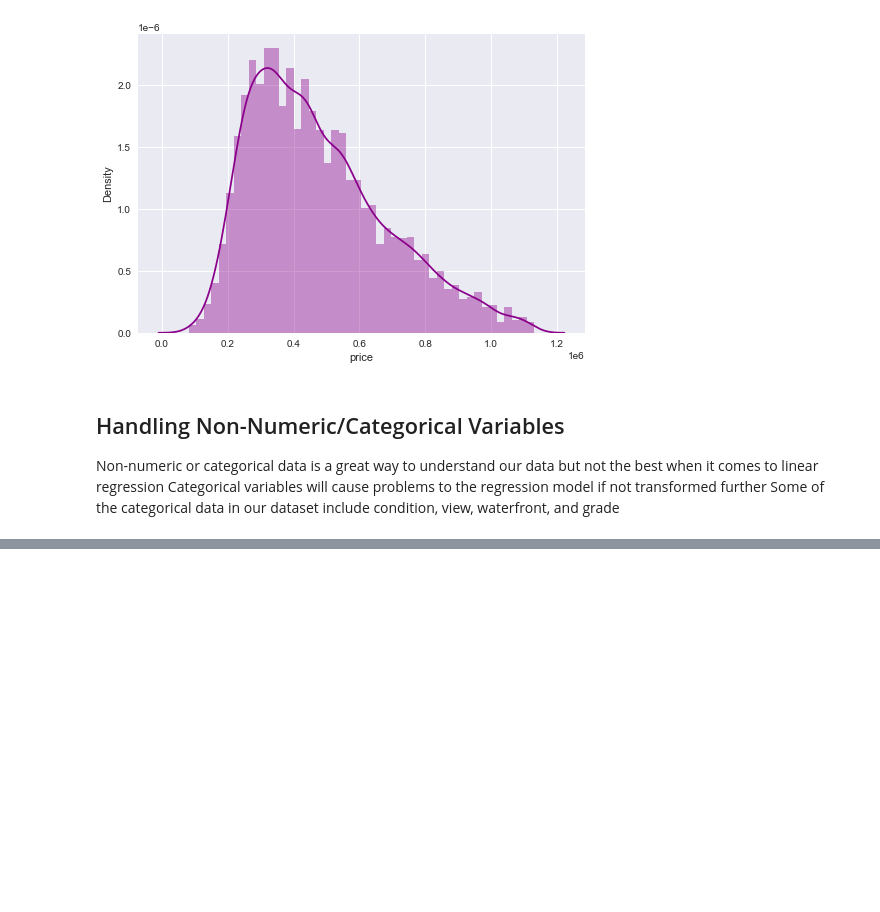
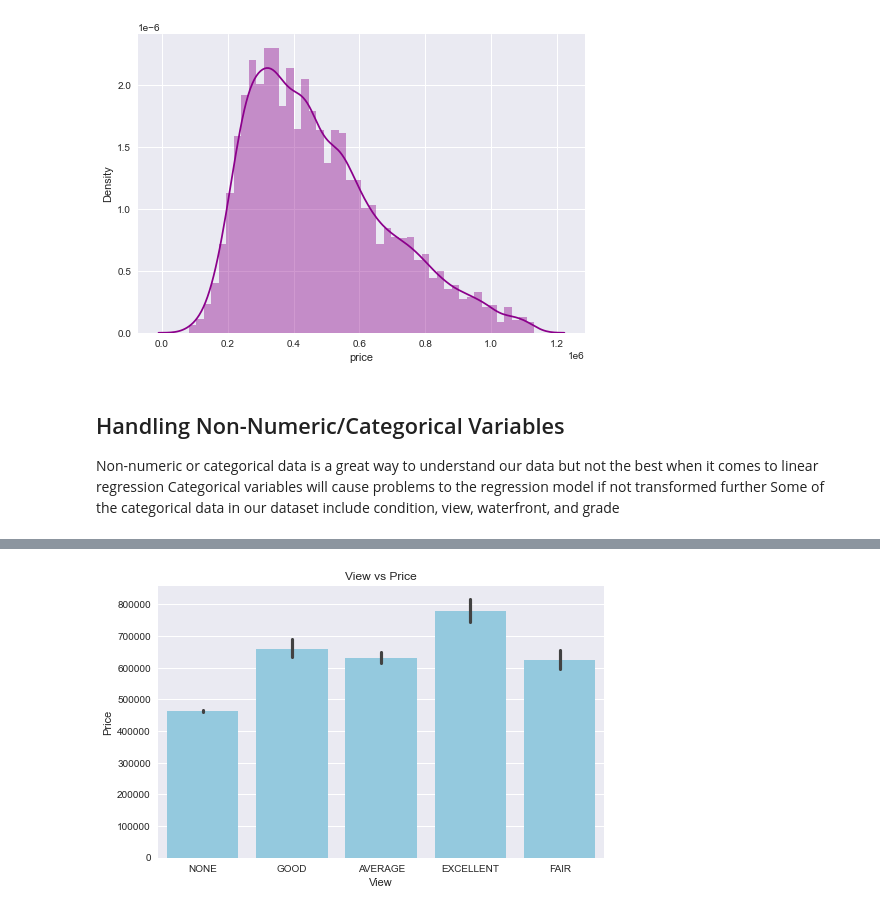
Before and after one commit to whareverr/dsc-phase-2-project-v2-3, a Jupyter notebook: student.ipynb, the cells around one changed output, grey strips where cells are left out. Cells and saved outputs as stored; diff of their text form; code cells hidden in the pictures; blank space fills up the shorter version.

```diff
--- a/student.ipynb
+++ b/student.ipynb
@@ -328,0 +478,10 @@ Some of the categorical data in our dataset include condition, view, waterfront,
+# %%
+# Bar plot of view vs price
+plt.figure(figsize=(8, 5))
+sns.barplot(x='view', y='price', color = 'skyblue', data=df1)
+plt.title('View vs Price')
+plt.xlabel('View')
+plt.ylabel('Price')
+plt.show()
+# %% [output]
+[figure, added]
```
Also changed, not shown: parts of 22 cells of this notebook.
